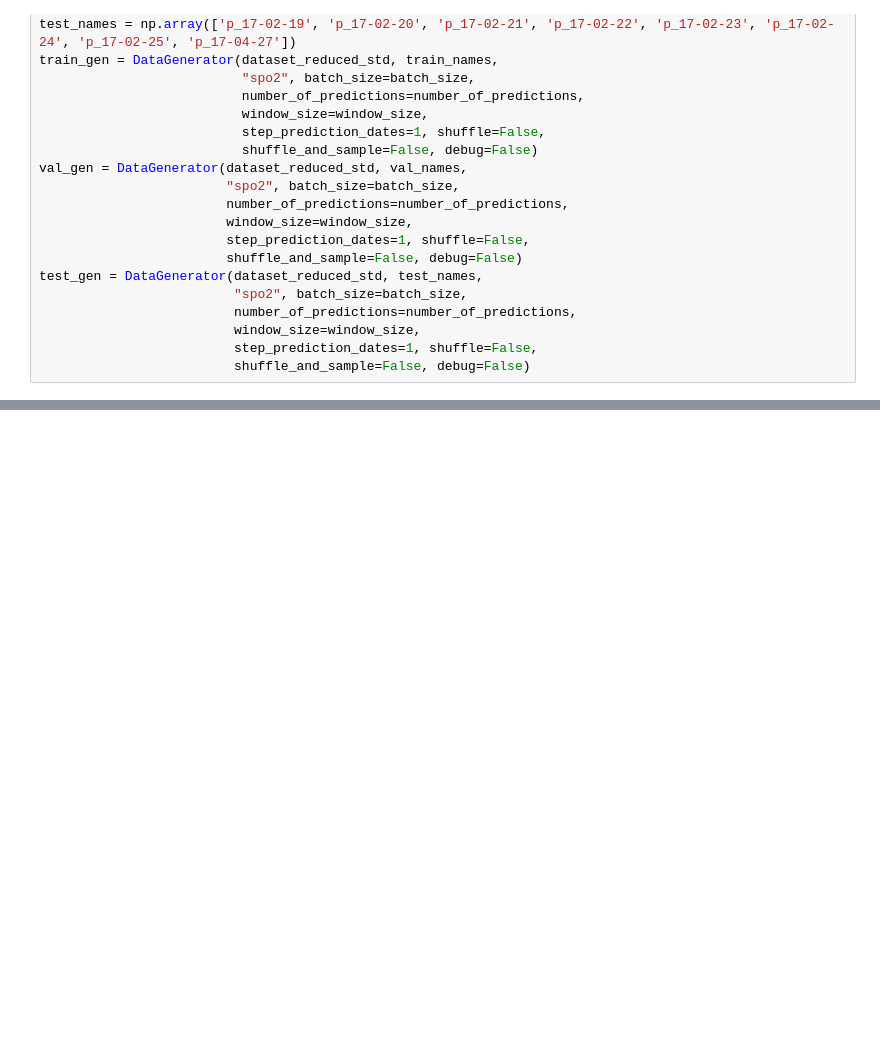
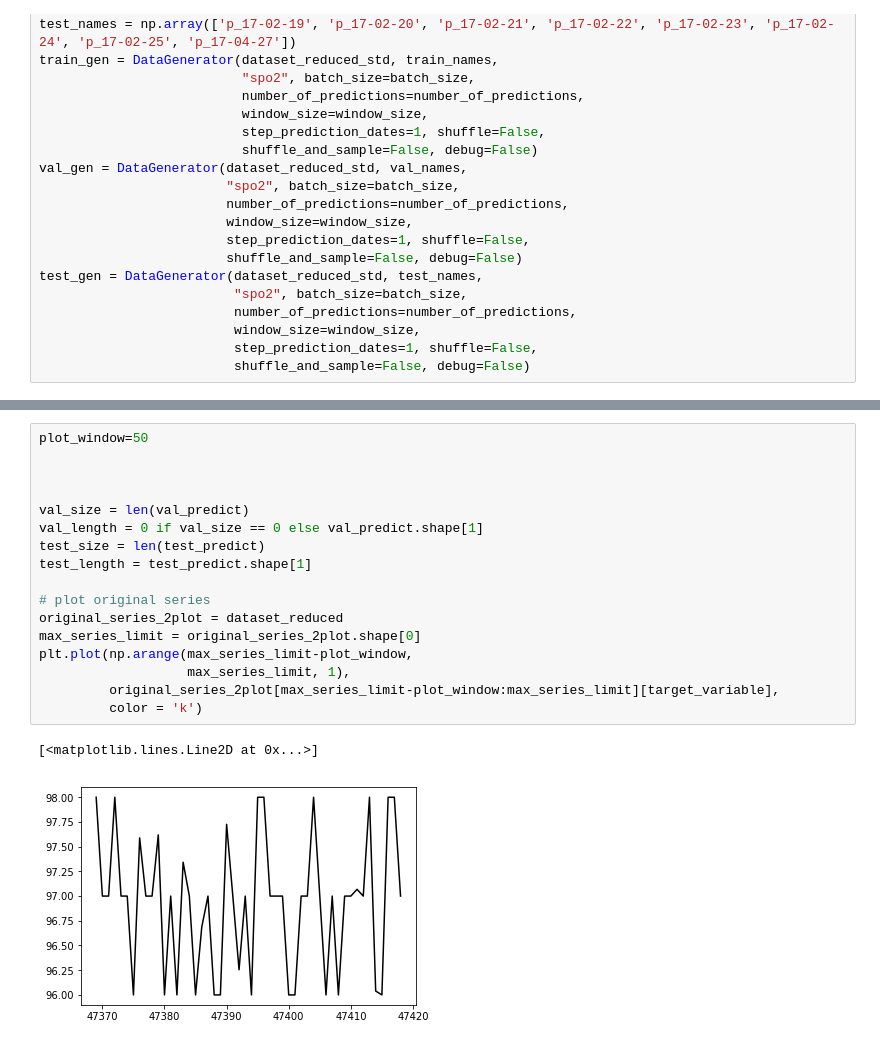
Before and after one commit to lrnzcig/sisifoDL, a Jupyter notebook: test-model-perf.ipynb, the cells around one changed output, grey strips where cells are left out. Saved outputs shown, nothing was run; the diff lists cells and outputs as text; blank space fills up the shorter version.

```diff
--- a/test-model-perf.ipynb
+++ b/test-model-perf.ipynb
@@ -216,0 +395,20 @@ testing error = [0.002995280285500709, 4.338842938655823]
+# %%
+plot_window=50
+
+
+
+val_size = len(val_predict)
+val_length = 0 if val_size == 0 else val_predict.shape[1]
+test_size = len(test_predict)
+test_length = test_predict.shape[1]
+
+# plot original series
+original_series_2plot = dataset_reduced
+max_series_limit = original_series_2plot.shape[0]
+plt.plot(np.arange(max_series_limit-plot_window,
+                   max_series_limit, 1),
+         original_series_2plot[max_series_limit-plot_window:max_series_limit][target_variable],
+         color = 'k')
+# %% [output]
+[<matplotlib.lines.Line2D at 0x...>]
+[figure, added]
```
Also changed, not shown: parts of 23 cells of this notebook, 2 other files.
